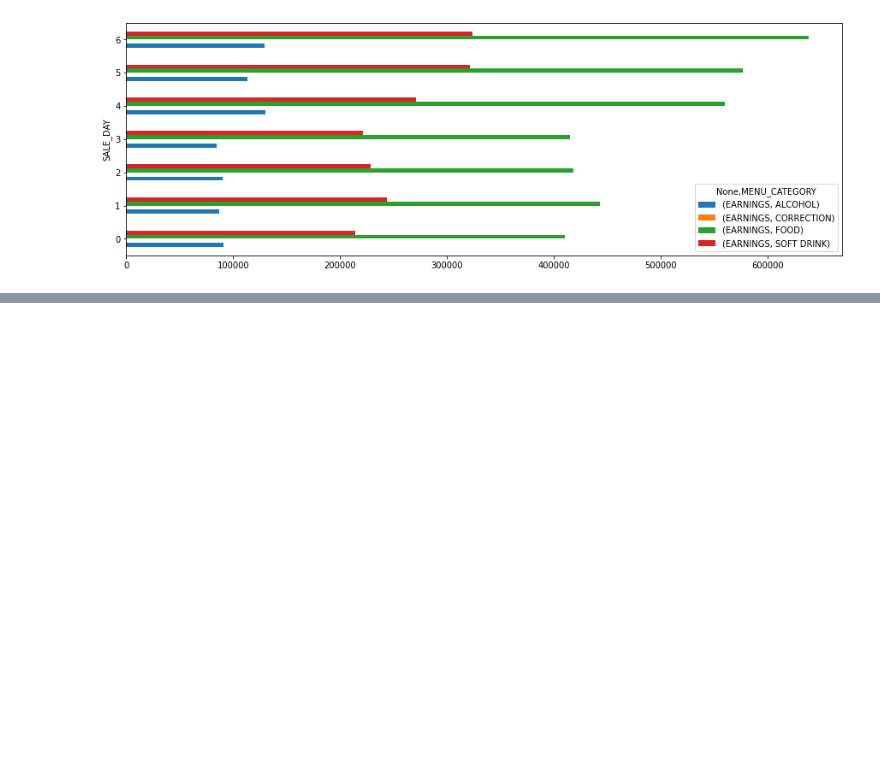
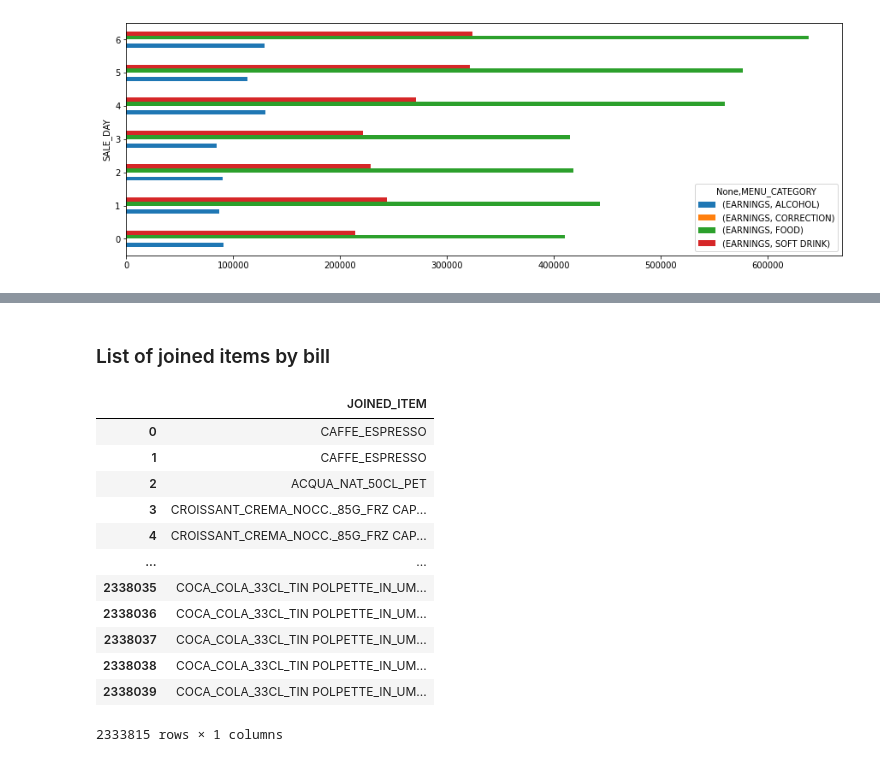
Before and after one commit to IgalKF/Academy.DataScience.MenuOptimization, a Jupyter notebook: ItalyMenu.ipynb, the cells around one changed output, grey strips where cells are left out. Cells and saved outputs as stored; diff of their text form; code cells hidden in the pictures; blank space fills up the shorter version.

```diff
--- a/ItalyMenu.ipynb
+++ b/ItalyMenu.ipynb
@@ -230,0 +282,21 @@ testdf.groupby(['SALE_DAY','MENU_CATEGORY']).agg({'EARNINGS':'sum'},{'EARNINGS':
+# %% [markdown]
+### List of joined items by bill
+# %%
+joined_bill_df = seasonal_df.groupby(group_headers)['JOINED_ITEM'].transform(lambda x: ' '.join(x))
+
+joined_bill_df = pd.DataFrame(joined_bill_df)
+joined_bill_df
+# %% [output]
+|  | JOINED_ITEM |
+| 0 | CAFFE_ESPRESSO |
+| 1 | CAFFE_ESPRESSO |
+| 2 | ACQUA_NAT_50CL_PET |
+| 3 | CROISSANT_CREMA_NOCC._85G_FRZ CAP... |
+| 4 | CROISSANT_CREMA_NOCC._85G_FRZ CAP... |
+| ... | ... |
+| 2338035 | COCA_COLA_33CL_TIN POLPETTE_IN_UM... |
+| 2338036 | COCA_COLA_33CL_TIN POLPETTE_IN_UM... |
+| 2338037 | COCA_COLA_33CL_TIN POLPETTE_IN_UM... |
+| 2338038 | COCA_COLA_33CL_TIN POLPETTE_IN_UM... |
+| 2338039 | COCA_COLA_33CL_TIN POLPETTE_IN_UM... |
+2333815 rows × 1 columns
```
Also changed, not shown: parts of 12 cells of this notebook.
